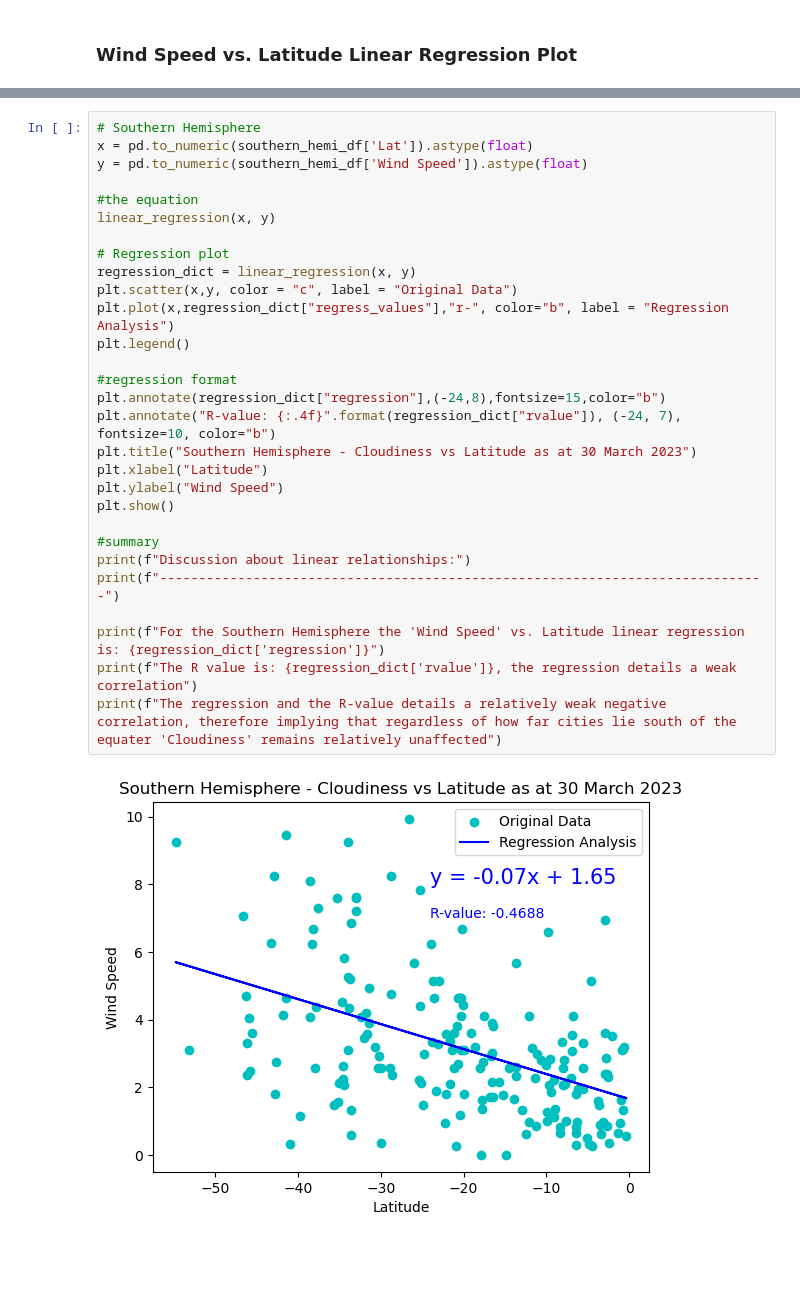
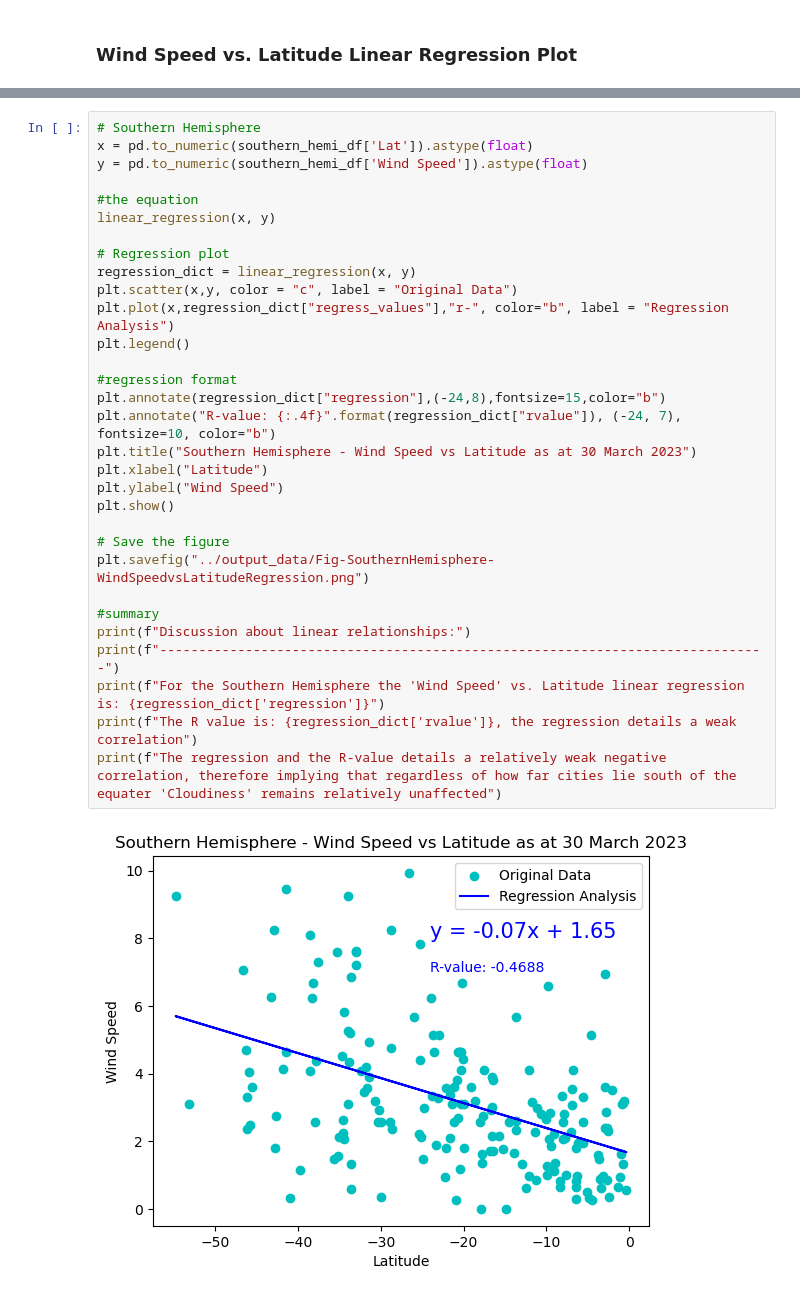
Before and after one commit to Akif23Hasan/API-Challenge, a Jupyter notebook: starter_code/WeatherPy.ipynb, the cells around one changed output, grey strips where cells are left out. Drawn from its saved outputs; the diff is of its cells as text; blank space fills up the shorter version.

```diff
--- a/starter_code/WeatherPy.ipynb
+++ b/starter_code/WeatherPy.ipynb
@@ -603,34 +627,36 @@ The regression and the R-value details a very weak positive correlation, therefo
 # %%
 # Southern Hemisphere
 x = pd.to_numeric(southern_hemi_df['Lat']).astype(float)
 y = pd.to_numeric(southern_hemi_df['Wind Speed']).astype(float)
 
 #the equation
 linear_regression(x, y)
 
 # Regression plot
 regression_dict = linear_regression(x, y)
 plt.scatter(x,y, color = "c", label = "Original Data")
 plt.plot(x,regression_dict["regress_values"],"r-", color="b", label = "Regression Analysis")
 plt.legend()
 
 #regression format
 plt.annotate(regression_dict["regression"],(-24,8),fontsize=15,color="b")
 plt.annotate("R-value: {:.4f}".format(regression_dict["rvalue"]), (-24, 7), fontsize=10, color="b")
-plt.title("Southern Hemisphere - Cloudiness vs Latitude as at 30 March 2023")
+plt.title("Southern Hemisphere - Wind Speed vs Latitude as at 30 March 2023")
 plt.xlabel("Latitude")
 plt.ylabel("Wind Speed")
 plt.show()
 
+# Save the figure
+plt.savefig("../output_data/Fig-SouthernHemisphere-WindSpeedvsLatitudeRegression.png")
+
 #summary
 print(f"Discussion about linear relationships:")
 print(f"------------------------------------------------------------------------------")
-
 print(f"For the Southern Hemisphere the 'Wind Speed' vs. Latitude linear regression is: {regression_dict['regression']}")
 print(f"The R value is: {regression_dict['rvalue']}, the regression details a weak correlation")
 print(f"The regression and the R-value details a relatively weak negative correlation, therefore implying that regardless of how far cities lie south of the equater 'Cloudiness' remains relatively unaffected")
 # %% [output]
-[figure, old version]
+[figure, new version]
 Discussion about linear relationships:
 ------------------------------------------------------------------------------
 For the Southern Hemisphere the 'Wind Speed' vs. Latitude linear regression is: y = -0.07x + 1.65
```
Also changed, not shown: parts of 9 cells of this notebook, 9 other files.
